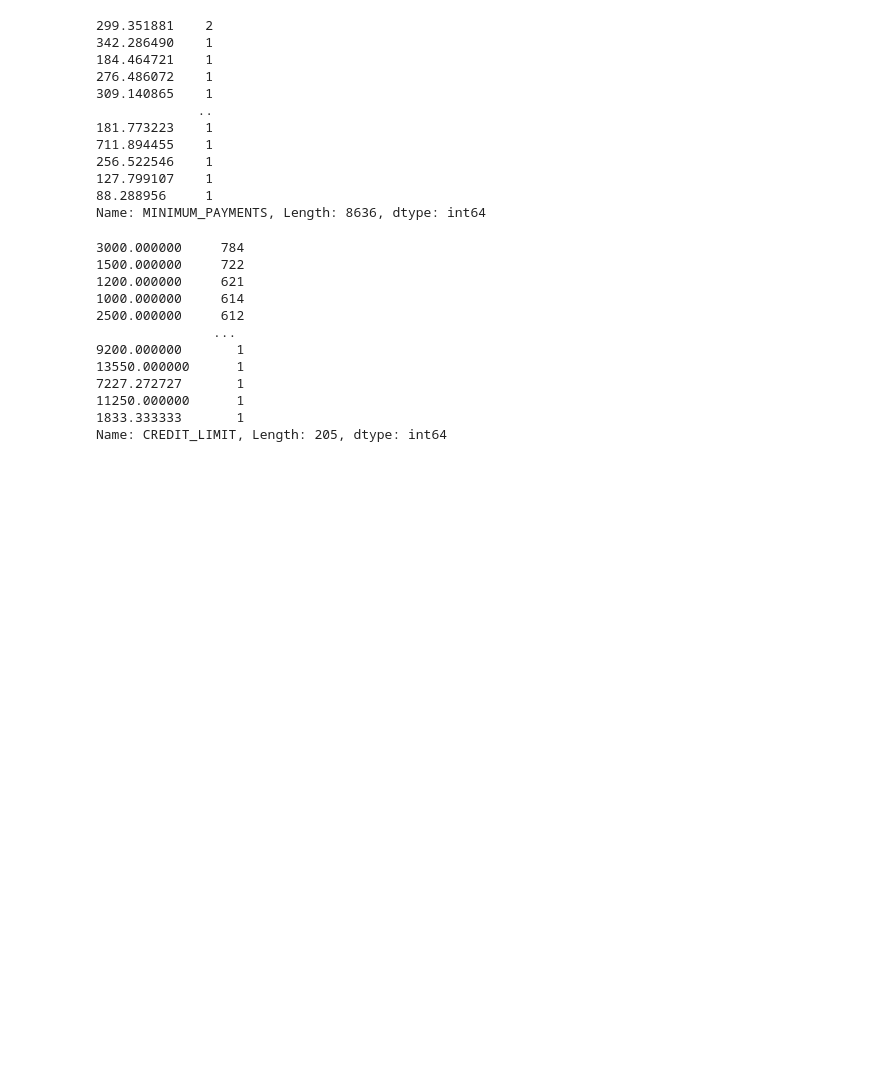
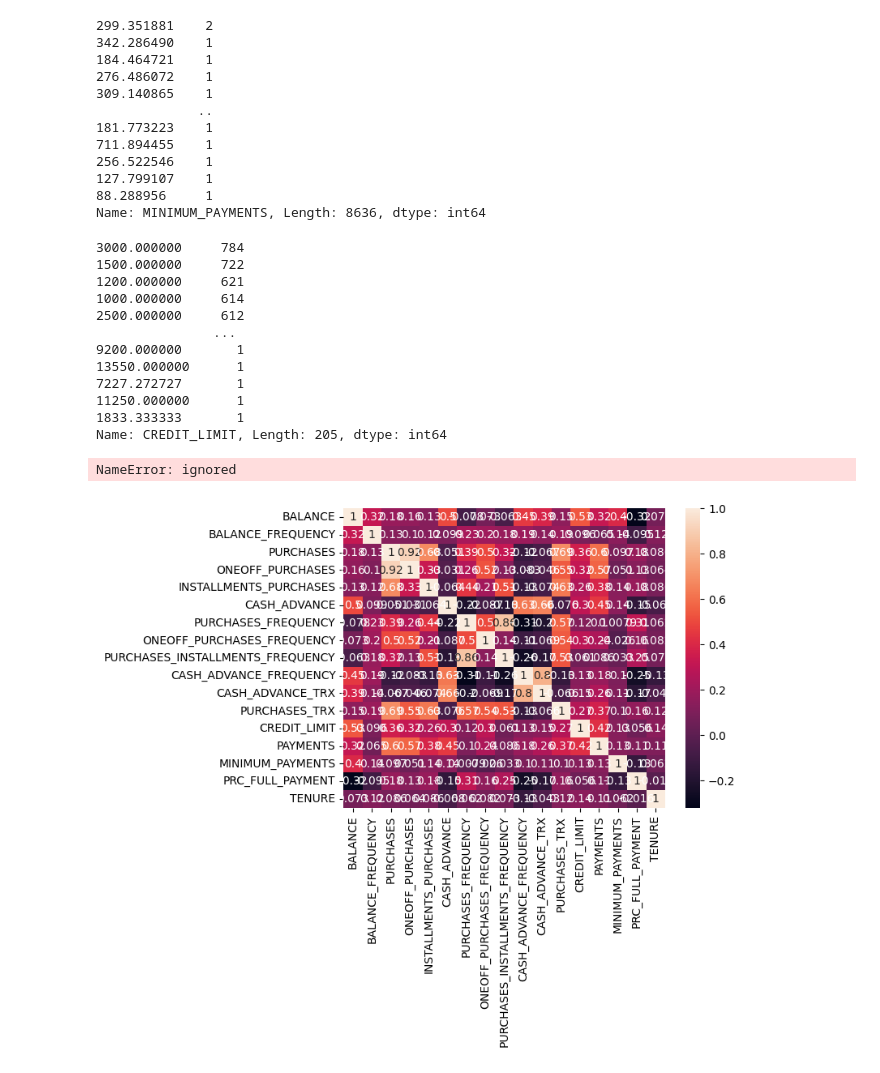
Before and after one commit to earo12/Credit-Card-Clustering, a Jupyter notebook: Credit_Card_Clustering.ipynb, the cells around one changed output. Cells and saved outputs as stored; diff of their text form; code cells hidden in the pictures; blank space fills up the shorter version.

```diff
--- a/Credit_Card_Clustering.ipynb
+++ b/Credit_Card_Clustering.ipynb
@@ -92,3 +93,9 @@ Name: CREDIT_LIMIT, Length: 205, dtype: int64
 df['MINIMUM_PAYMENTS'].fillna(0,inplace = True)
 # %%
 df['CREDIT_LIMIT'].fillna(0,inplace = True)
+# %%
+sns.heatmap(data = df.corr(), annot = True)
+plt.show()
+# %% [output]
+NameError: ignored
+[figure, added]
```
Also changed, not shown: parts of 1 cell of this notebook.
